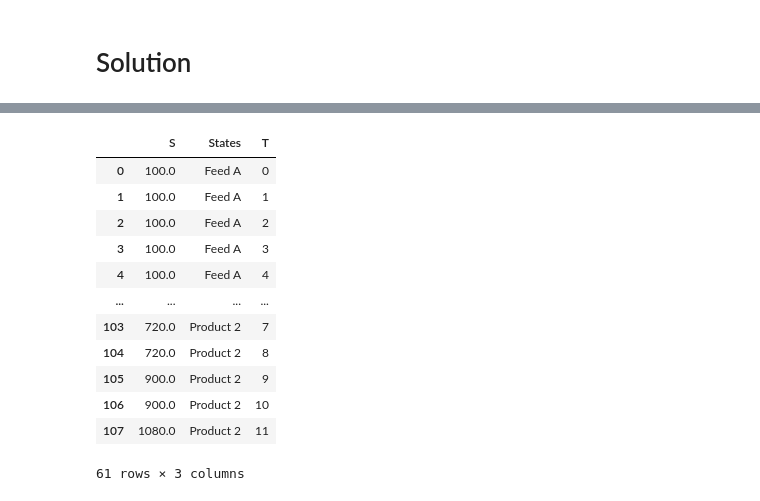
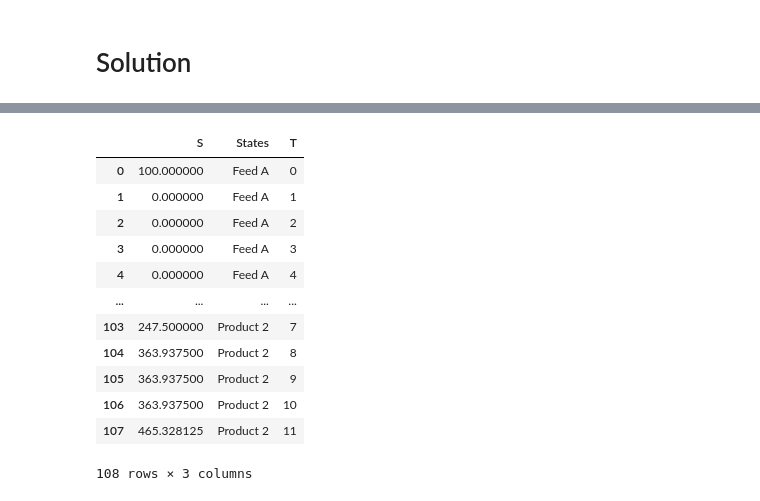
Before and after one commit to MGuo-Lab/LCA, a Jupyter notebook: notebooks/KCS.ipynb, the cells around one changed output, grey strips where cells are left out. Saved outputs shown, nothing was run; the diff lists cells and outputs as text; code cells hidden in the pictures.

```diff
--- a/notebooks/KCS.ipynb
+++ b/notebooks/KCS.ipynb
@@ -367,12 +371,13 @@ model.R = Param(model.States, model.T, initialize=0,
 def material_balances_rule(model, s, t):
     if t > model.T.first():
         rhs = model.S[s, t-1]
-        if s in model.T_barS.keys():
+        if s in map_T_bar_S.keys():
             rhs += sum(model.rho_bar[s, i] * model.B[i, j, t-model.P[s, i]]
                        for i in model.T_barS[s] for j in model.KI[i] if t >= model.P[s, i])
-        if s in model.T_S.keys():
+        if s in map_T_S.keys():
             rhs -= sum(model.rho[s, i] * model.B[i, j, t] for i in model.TS[s] for j in model.KI[i])
         return model.S[s, t] == rhs + model.R[s, t] - model.D[s, t]
     else:
         return Constraint.Feasible
 model.material_balances = Constraint(model.States, model.T, rule=material_balances_rule)
+# model.material_balances.pprint()
@@ -569,17 +544,17 @@ mo.get_entity(model.W, non_zero=True)
 | 94 | 1.0 | Separation | Still | 10 |
 # %%
-mo.get_entity(model.S, non_zero=True)
+mo.get_entity(model.S)
 # %% [output]
 |  | S | States | T |
-| 0 | 100.0 | Feed A | 0 |
-| 1 | 100.0 | Feed A | 1 |
-| 2 | 100.0 | Feed A | 2 |
-| 3 | 100.0 | Feed A | 3 |
-| 4 | 100.0 | Feed A | 4 |
+| 0 | 100.000000 | Feed A | 0 |
+| 1 | 0.000000 | Feed A | 1 |
+| 2 | 0.000000 | Feed A | 2 |
+| 3 | 0.000000 | Feed A | 3 |
+| 4 | 0.000000 | Feed A | 4 |
 | ... | ... | ... | ... |
-| 103 | 720.0 | Product 2 | 7 |
-| 104 | 720.0 | Product 2 | 8 |
-| 105 | 900.0 | Product 2 | 9 |
-| 106 | 900.0 | Product 2 | 10 |
-| 107 | 1080.0 | Product 2 | 11 |
+| 103 | 247.500000 | Product 2 | 7 |
+| 104 | 363.937500 | Product 2 | 8 |
+| 105 | 363.937500 | Product 2 | 9 |
+| 106 | 363.937500 | Product 2 | 10 |
+| 107 | 465.328125 | Product 2 | 11 |
-61 rows × 3 columns
+108 rows × 3 columns
```
Also changed, not shown: parts of 8 cells of this notebook, 4 other files.
